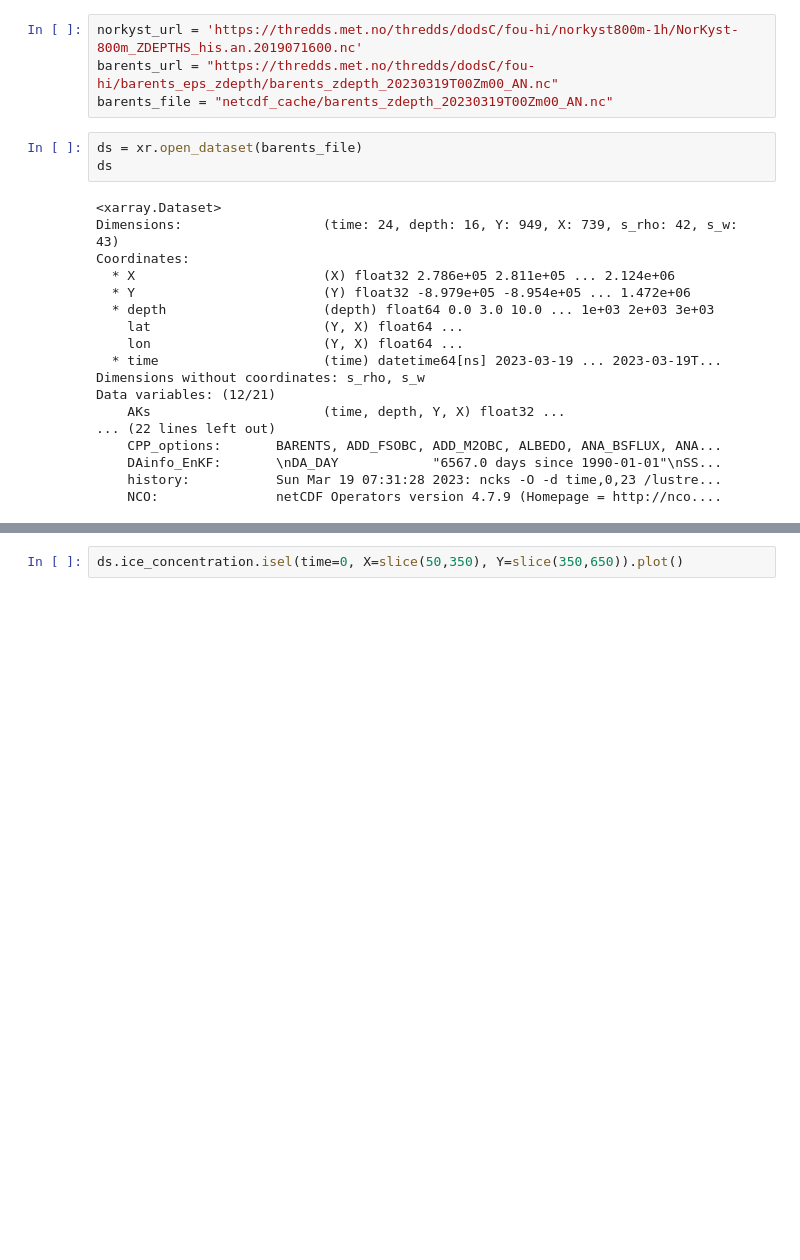
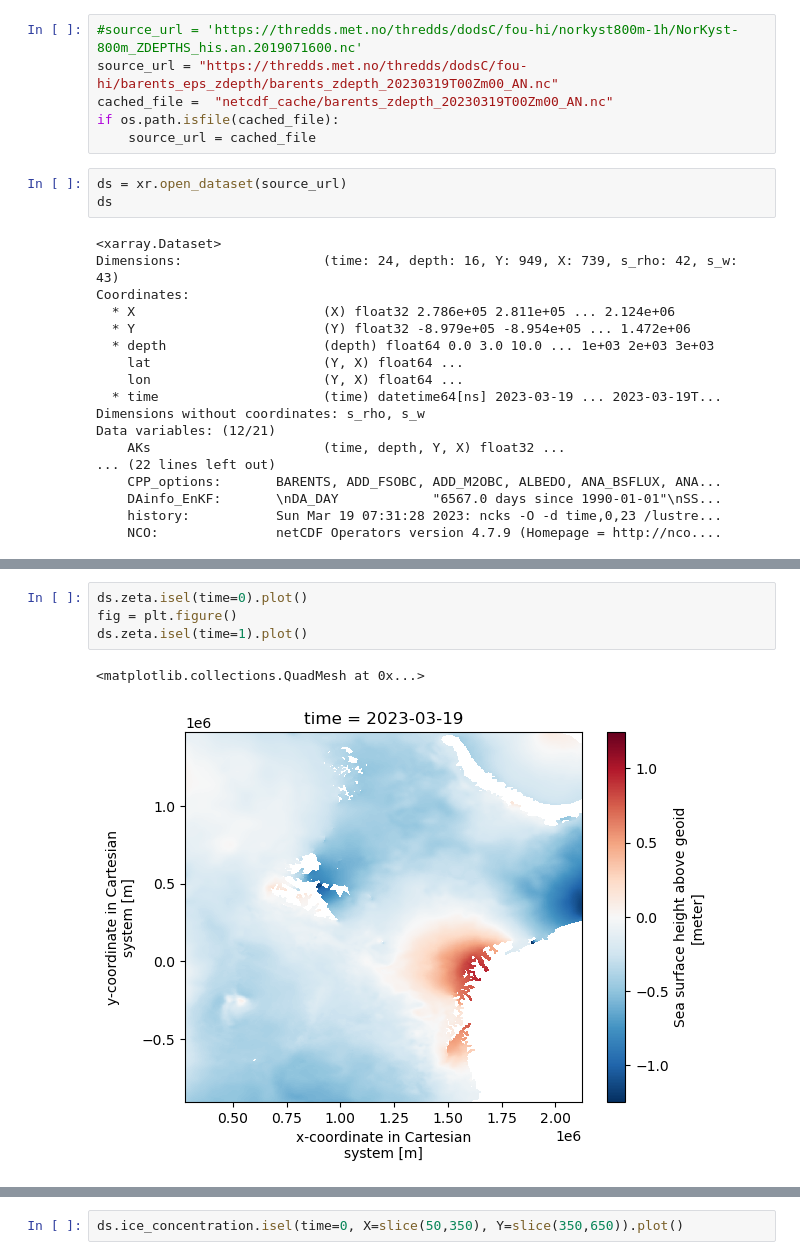
Before and after one commit to havahol/miscGPUOcean, a Jupyter notebook: AMOS/algaeTransportPoC.ipynb, the cells around one changed output, grey strips where cells are left out. Saved outputs shown, nothing was run; the diff lists cells and outputs as text; blank space fills up the shorter version.

```diff
--- a/AMOS/algaeTransportPoC.ipynb
+++ b/AMOS/algaeTransportPoC.ipynb
@@ -7,9 +12,11 @@ import matplotlib.pyplot as plt
 # %%
-norkyst_url = 'https://thredds.met.no/thredds/dodsC/fou-hi/norkyst800m-1h/NorKyst-800m_ZDEPTHS_his.an.2019071600.nc'
-barents_url = "https://thredds.met.no/thredds/dodsC/fou-hi/barents_eps_zdepth/barents_zdepth_20230319T00Zm00_AN.nc"
-barents_file = "netcdf_cache/barents_zdepth_20230319T00Zm00_AN.nc"
+#source_url = 'https://thredds.met.no/thredds/dodsC/fou-hi/norkyst800m-1h/NorKyst-800m_ZDEPTHS_his.an.2019071600.nc'
+source_url = "https://thredds.met.no/thredds/dodsC/fou-hi/barents_eps_zdepth/barents_zdepth_20230319T00Zm00_AN.nc"
+cached_file =  "netcdf_cache/barents_zdepth_20230319T00Zm00_AN.nc"
+if os.path.isfile(cached_file):
+    source_url = cached_file
 # %%
-ds = xr.open_dataset(barents_file)
+ds = xr.open_dataset(source_url)
 ds
 # %% [output]
 <xarray.Dataset>
@@ -39,0 +39,7 @@ ds.v.isel(depth=0, time=0, X=slice(50,350), Y=slice(350,650)).plot()
+# %%
+ds.zeta.isel(time=0).plot()
+fig = plt.figure()
+ds.zeta.isel(time=1).plot()
+# %% [output]
+<matplotlib.collections.QuadMesh at 0x...>
+[figure, added]
```
Also changed, not shown: parts of 31 cells of this notebook, 4 other files.
